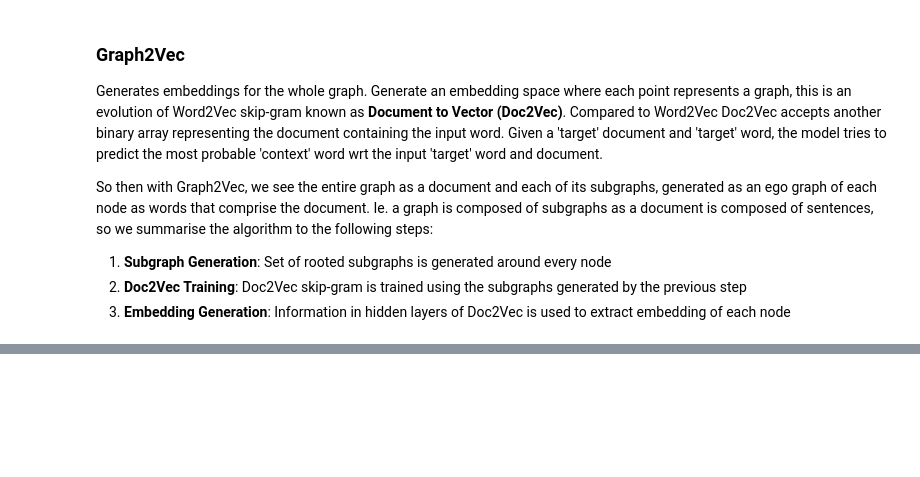
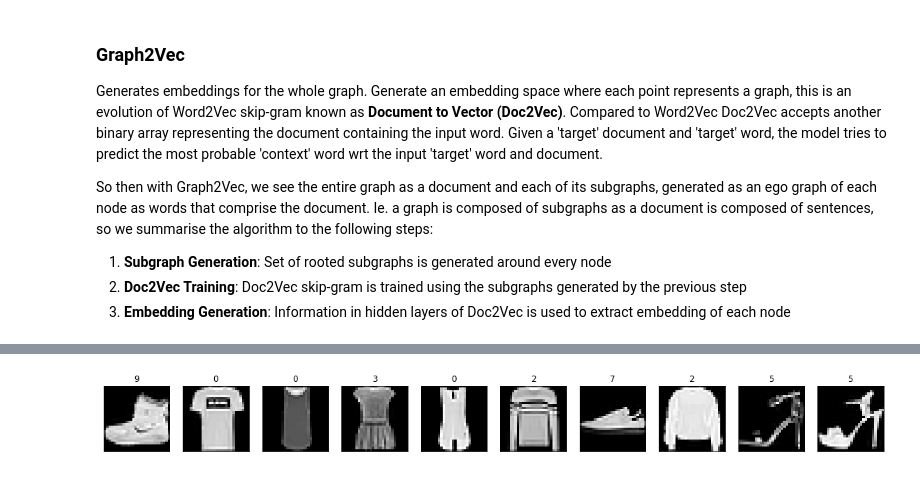
Before and after one commit to StevenVuong/Graph-Learning, a Jupyter notebook: GraphMLBook/3a_unsupervised_graph_learning.ipynb, the cells around one changed output, grey strips where cells are left out. Saved outputs shown, nothing was run; the diff lists cells and outputs as text; code cells hidden in the pictures; blank space fills up the shorter version.

```diff
--- a/GraphMLBook/3a_unsupervised_graph_learning.ipynb
+++ b/GraphMLBook/3a_unsupervised_graph_learning.ipynb
@@ -240,0 +248,24 @@ More complex graph embedding algorithms based on autoencoders.
+# %%
+from tensorflow.keras.datasets import fashion_mnist
+(x_train, y_train), (x_test, y_test) = fashion_mnist.load_data()
+# %%
+# good practice to reduce input precision, will be faster when training
+# in some cases can even lower to half-precision (16 bits).
+x_train = x_train.astype('float32') / 255.
+x_test = x_test.astype('float32') / 255.
+# %%
+import matplotlib.pyplot as plt
+%matplotlib inline
+
+n = 10
+plt.figure(figsize=(20, 4))
+for i in range(n):
+    ax = plt.subplot(1, n, i+1)
+    plt.imshow(x_train[i])
+    plt.title(y_train[i])
+    plt.gray()
+    ax.get_xaxis().set_visible(False)
+    ax.get_yaxis().set_visible(False)
+plt.show()
+# %% [output]
+[figure, added]
```
Also changed, not shown: parts of 20 cells of this notebook, 1 other file.
